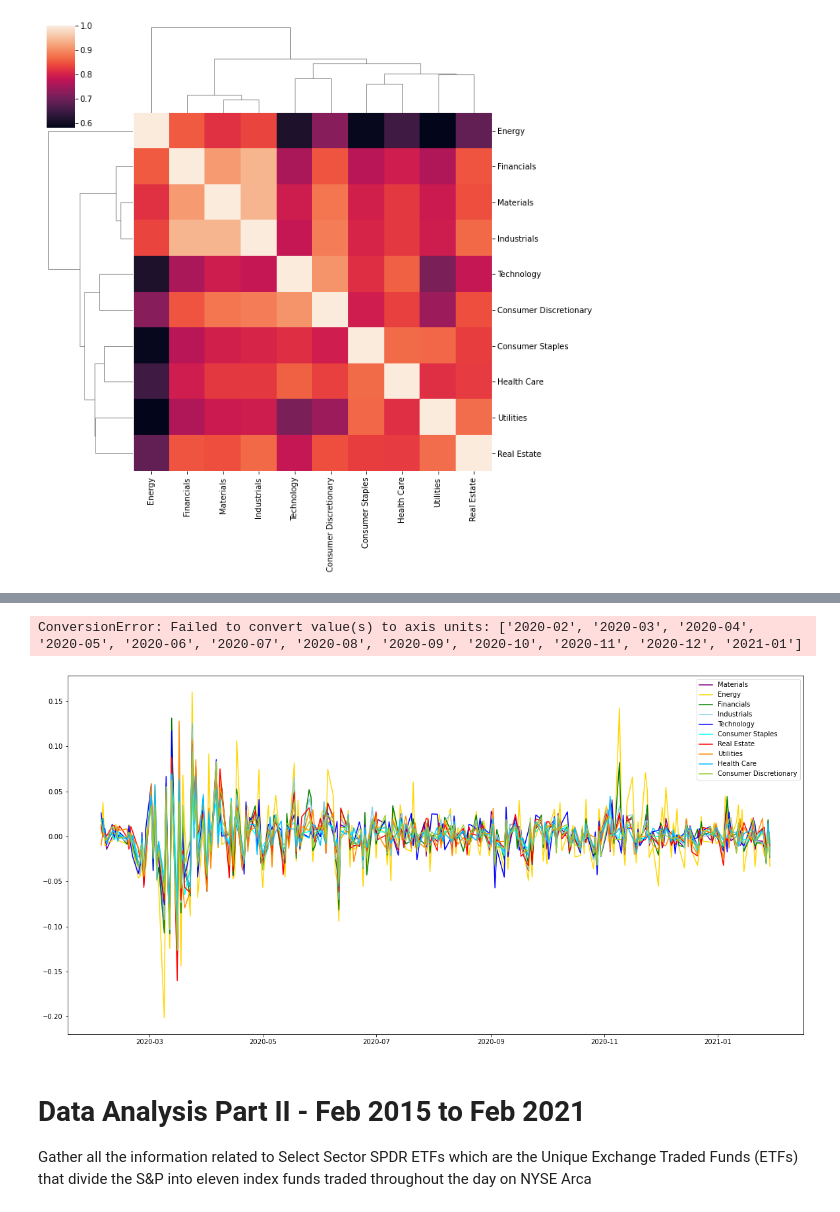
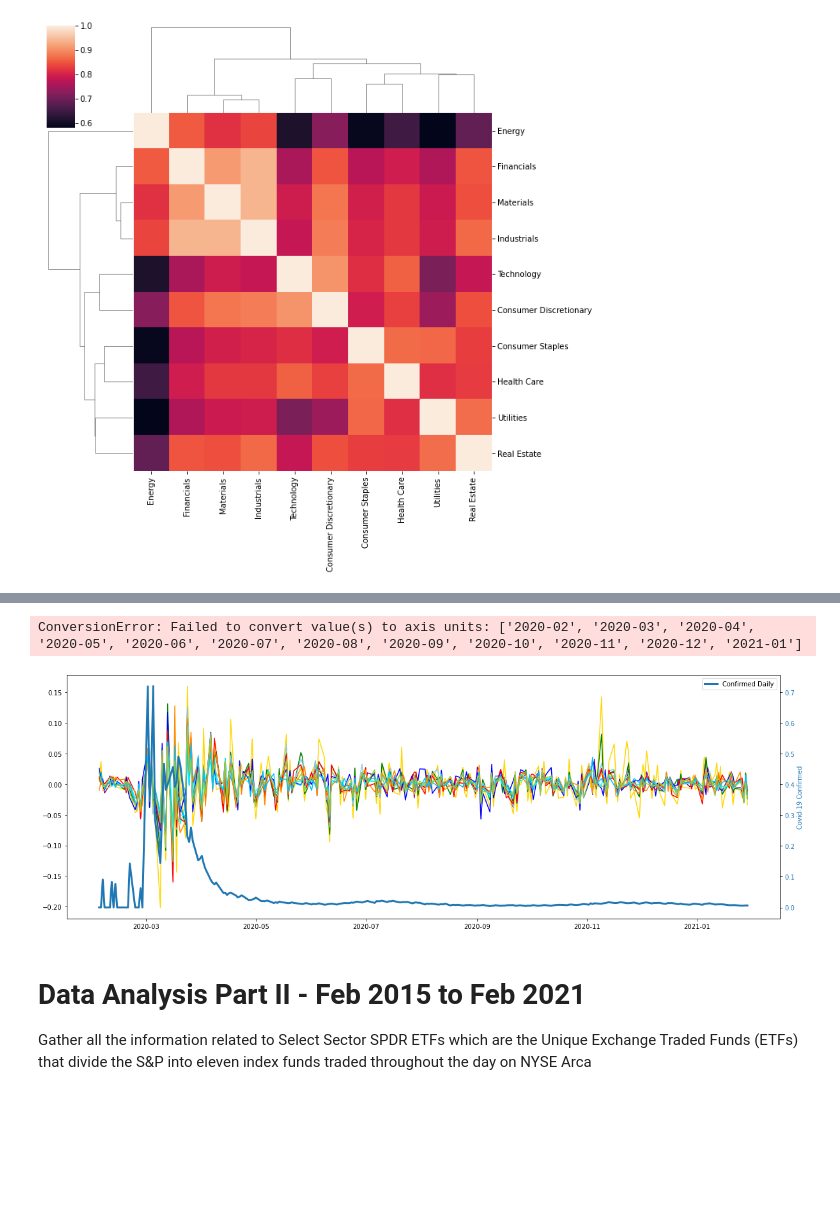
Before and after one commit to Rcidm1994/Project1, a Jupyter notebook: Main.ipynb, the cells around one changed output, grey strips where cells are left out. Saved outputs shown, nothing was run; the diff lists cells and outputs as text; code cells hidden in the pictures; blank space fills up the shorter version.

```diff
--- a/Main.ipynb
+++ b/Main.ipynb
@@ -567,0 +642,3 @@ g = sns.clustermap(daily_earnings.corr())
+# %%
+daily_earnings = daily_earnings.dropna()
+daily_earnings
@@ -567,0 +684,5 @@ g = sns.clustermap(daily_earnings.corr())
+# %%
+
+daily_earnings['Date'] = daily_earnings.Date.astype('datetime64[ns]')
+daily_earnings = daily_earnings.dropna()
+daily_earnings
@@ -567,0 +703,3 @@ g = sns.clustermap(daily_earnings.corr())
+# %%
+daily_earnings_covid = pd.merge(daily_earnings,dfusa_on_range,how='left',left_on='Date', right_on='date')
+daily_earnings_covid
@@ -567,0 +720,3 @@ g = sns.clustermap(daily_earnings.corr())
+# %%
+daily_earnings_covid = daily_earnings_covid.drop(columns=['date','country'])
+daily_earnings_covid
@@ -568,26 +737,32 @@ g = sns.clustermap(daily_earnings.corr())
 # %%
 # Plot the daily changes/earnings by industry
-plt.figure(figsize=(20,10))
+plt.figure(figsize=(20,7))
 
-plt.plot(daily_earnings['Date'], daily_earnings['Materials'], color='purple', label='Materials')
-plt.plot(daily_earnings['Date'], daily_earnings['Energy'], color='gold', label='Energy')
-plt.plot(daily_earnings['Date'], daily_earnings['Financials'], color='green', label='Financials')
-plt.plot(daily_earnings['Date'], daily_earnings['Industrials'], color='skyblue', label='Industrials')
-plt.plot(daily_earnings['Date'], daily_earnings['Technology'], color='blue', label='Technology')
-plt.plot(daily_earnings['Date'], daily_earnings['Consumer Staples'], color='aqua', label='Consumer Staples')
-plt.plot(daily_earnings['Date'], daily_earnings['Real Estate'], color='red', label='Real Estate')
-plt.plot(daily_earnings['Date'], daily_earnings['Utilities'], color='darkorange', label='Utilities')
-plt.plot(daily_earnings['Date'], daily_earnings['Health Care'], color='deepskyblue', label='Health Care')
-plt.plot(daily_earnings['Date'], daily_earnings['Consumer Discretionary'], color='yellowgreen', label='Consumer Discretionary')
+plt.plot(daily_earnings_covid['Date'], daily_earnings_covid['Materials'], color='purple', label='Materials')
+plt.plot(daily_earnings_covid['Date'], daily_earnings_covid['Energy'], color='gold', label='Energy')
+plt.plot(daily_earnings_covid['Date'], daily_earnings_covid['Financials'], color='green', label='Financials')
+plt.plot(daily_earnings_covid['Date'], daily_earnings_covid['Industrials'], color='skyblue', label='Industrials')
+plt.plot(daily_earnings_covid['Date'], daily_earnings_covid['Technology'], color='blue', label='Technology')
+plt.plot(daily_earnings_covid['Date'], daily_earnings_covid['Consumer Staples'], color='aqua', label='Consumer Staples')
+plt.plot(daily_earnings_covid['Date'], daily_earnings_covid['Real Estate'], color='red', label='Real Estate')
+plt.plot(daily_earnings_covid['Date'], daily_earnings_covid['Utilities'], color='darkorange', label='Utilities')
+plt.plot(daily_earnings_covid['Date'], daily_earnings_covid['Health Care'], color='deepskyblue', label='Health Care')
+plt.plot(daily_earnings_covid['Date'], daily_earnings_covid['Consumer Discretionary'], color='yellowgreen', label='Consumer Discretionary')
 
+ax2 = plt.twinx()
+color = 'tab:blue'
+ax2.set_ylabel('Covid-19 Confirmed', color=color)  # we already handled the x-label with ax1
+ax2.plot(daily_earnings_covid['Date'], daily_earnings_covid['Conf_pct'], linewidth=3, color=color, label='Confirmed Daily')
+ax2.tick_params(axis='y', labelcolor=color)
+fig.tight_layout()
 
 plt.legend()
 plt.xticks(months_labels, rotation=45)
 
 plt.show()
 # %% [output]
 ConversionError: Failed to convert value(s) to axis units: ['2020-02', '2020-03', '2020-04', '2020-05', '2020-06', '2020-07', '2020-08', '2020-09', '2020-10', '2020-11', '2020-12', '2021-01']
-[figure, old version]
+[figure, new version]
 # %% [markdown]
 # Data Analysis Part II - Feb 2015 to Feb 2021
 Gather all the information related to Select Sector SPDR ETFs which are the Unique Exchange Traded Funds (ETFs) that divide the S&P into eleven index funds traded throughout the day on NYSE Arca
```
Also changed, not shown: parts of 17 cells of this notebook, 1 other file.
